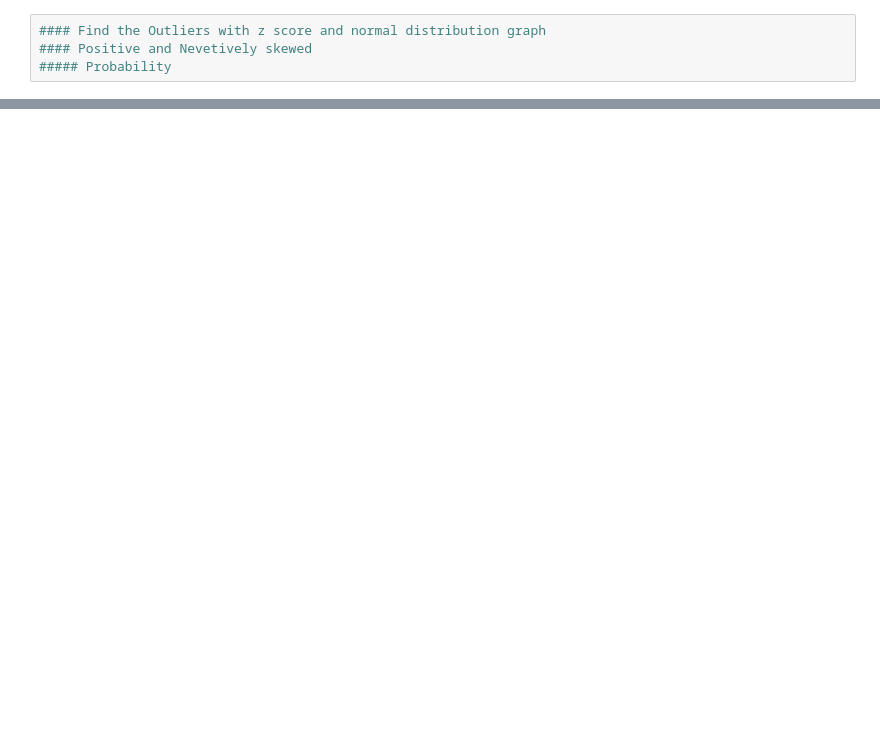
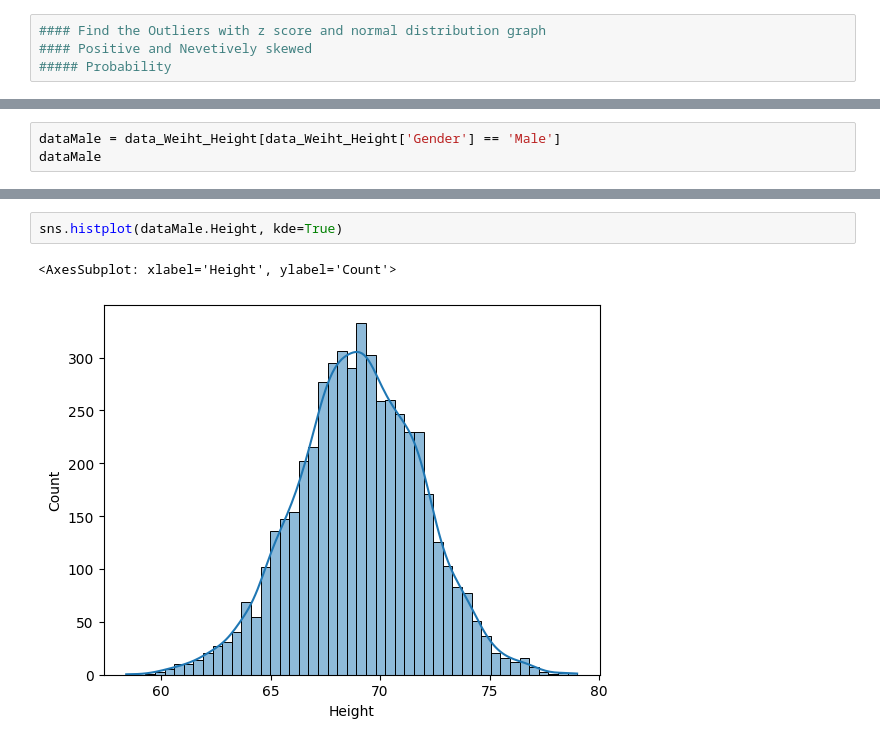
Before and after one commit to jdhova/Statistics-DataCleaning, a Jupyter notebook: ProbabilityandDistribution.ipynb, the cells around one changed output, grey strips where cells are left out. Saved outputs shown, nothing was run; the diff lists cells and outputs as text; blank space fills up the shorter version.

```diff
--- a/ProbabilityandDistribution.ipynb
+++ b/ProbabilityandDistribution.ipynb
@@ -8,0 +70,3 @@ import matplotlib.pyplot as plt
+# %%
+dataMale = data_Weiht_Height[data_Weiht_Height['Gender'] == 'Male']
+dataMale
@@ -8,0 +109,5 @@ import matplotlib.pyplot as plt
+# %%
+sns.histplot(dataMale.Height, kde=True)
+# %% [output]
+<AxesSubplot: xlabel='Height', ylabel='Count'>
+[figure, added]
```
Also changed, not shown: parts of 37 cells of this notebook.
